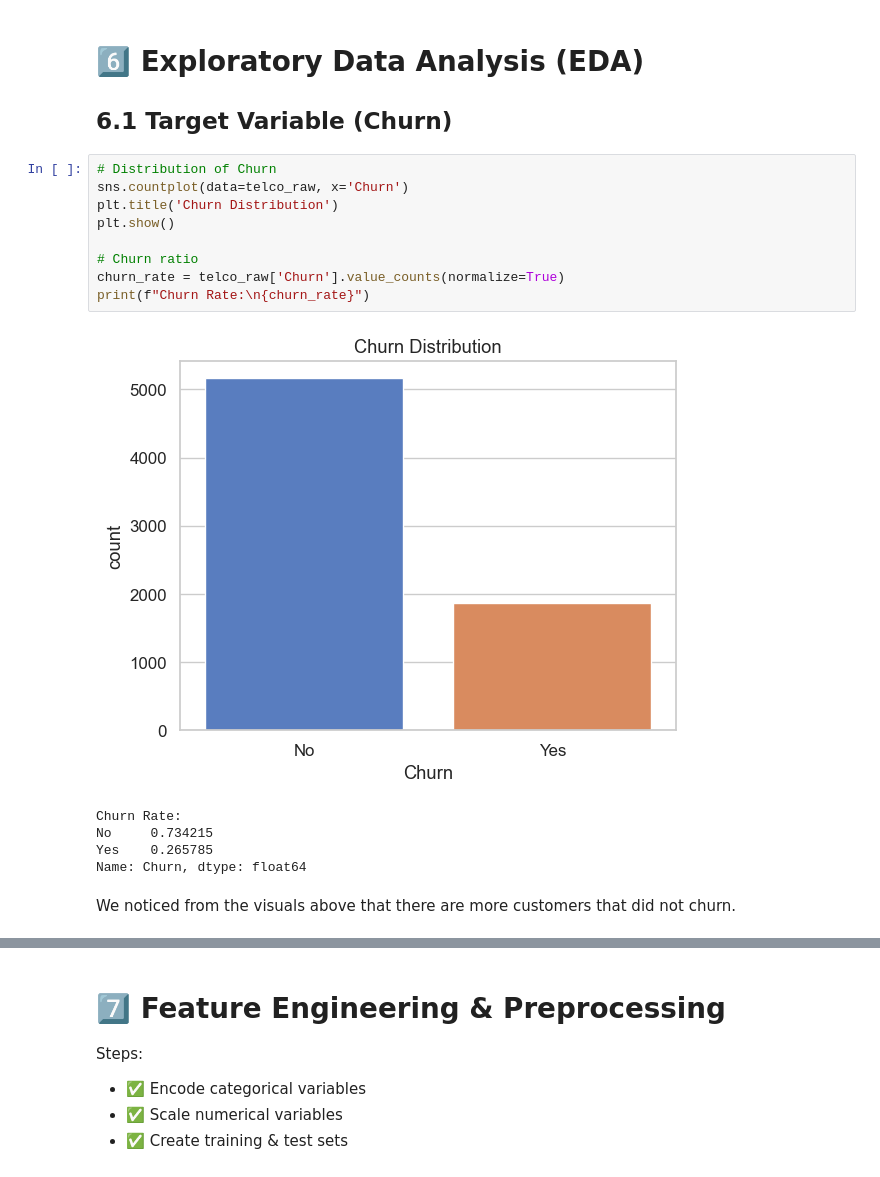
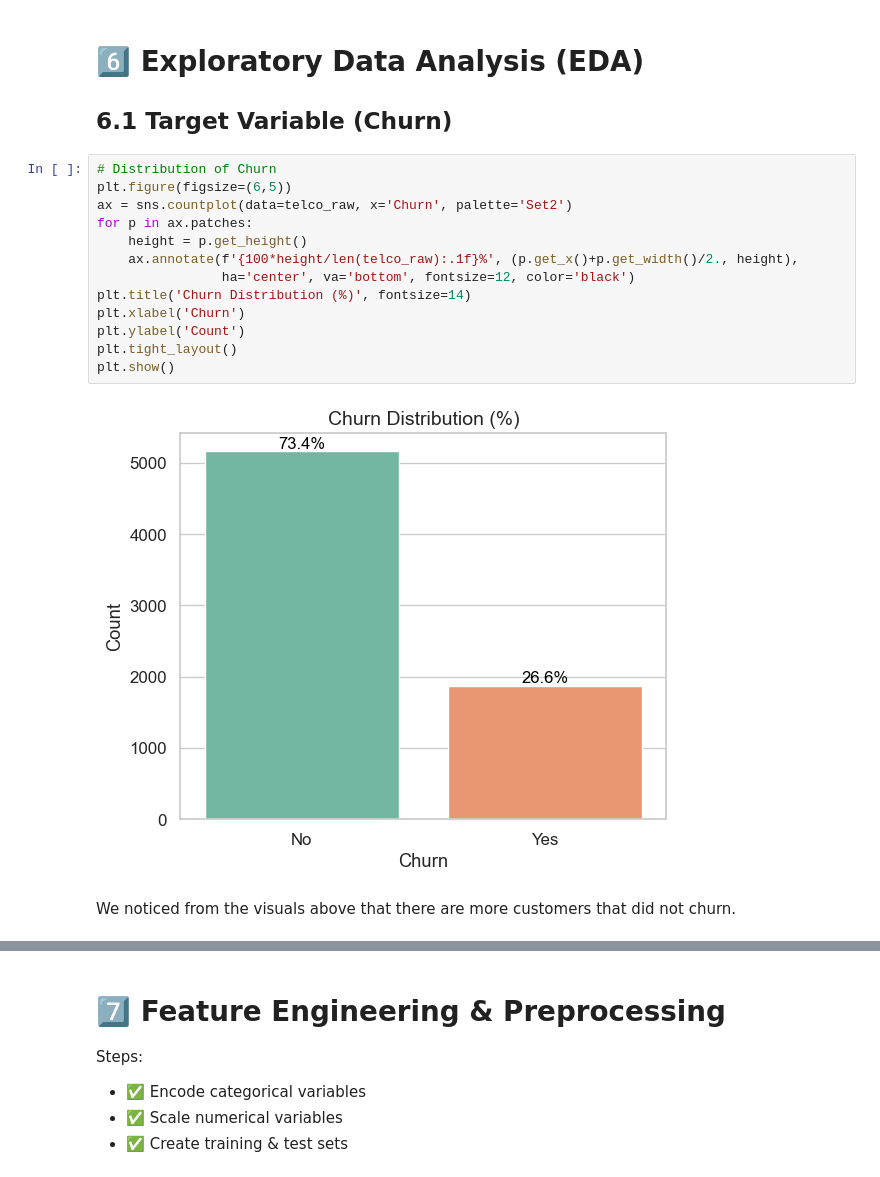
Before and after one commit to Johnnysnipes90/telco-churn-analytics, a Jupyter notebook: ML for marketing.ipynb, the cells around one changed output, grey strips where cells are left out. Cells and saved outputs as stored; diff of their text form.

```diff
--- a/ML for marketing.ipynb
+++ b/ML for marketing.ipynb
@@ -217,20 +220,20 @@ memory usage: 1.1+ MB
 # %% [markdown]
 # 6️⃣ Exploratory Data Analysis (EDA)
 ## 6.1 Target Variable (Churn)
-# %%
-# Distribution of Churn
-sns.countplot(data=telco_raw, x='Churn')
-plt.title('Churn Distribution')
-plt.show()
-
-# Churn ratio
-churn_rate = telco_raw['Churn'].value_counts(normalize=True)
-print(f"Churn Rate:\n{churn_rate}")
-# %% [output]
-[figure, removed]
-Churn Rate:
-No     0.734215
-Yes    0.265785
-Name: Churn, dtype: float64
-# %% [markdown]
-We noticed from the visuals above that there are more customers that did not churn.
+# %%
+# Distribution of Churn
+plt.figure(figsize=(6,5))
+ax = sns.countplot(data=telco_raw, x='Churn', palette='Set2')
+for p in ax.patches:
+    height = p.get_height()
+    ax.annotate(f'{100*height/len(telco_raw):.1f}%', (p.get_x()+p.get_width()/2., height),
+                ha='center', va='bottom', fontsize=12, color='black')
+plt.title('Churn Distribution (%)', fontsize=14)
+plt.xlabel('Churn')
+plt.ylabel('Count')
+plt.tight_layout()
+plt.show()
+# %% [output]
+[figure, added]
+# %% [markdown]
+We noticed from the visuals above that there are more customers that did not churn.
```
Also changed, not shown: parts of 30 cells of this notebook, 1 other file.
